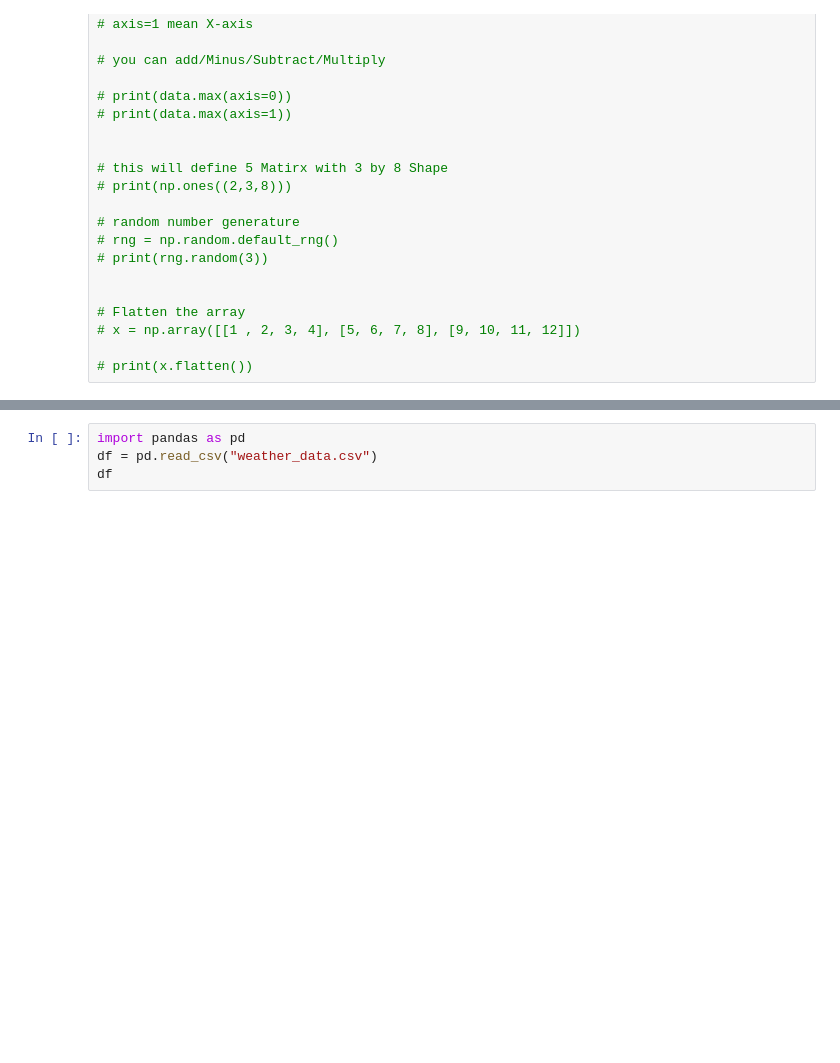
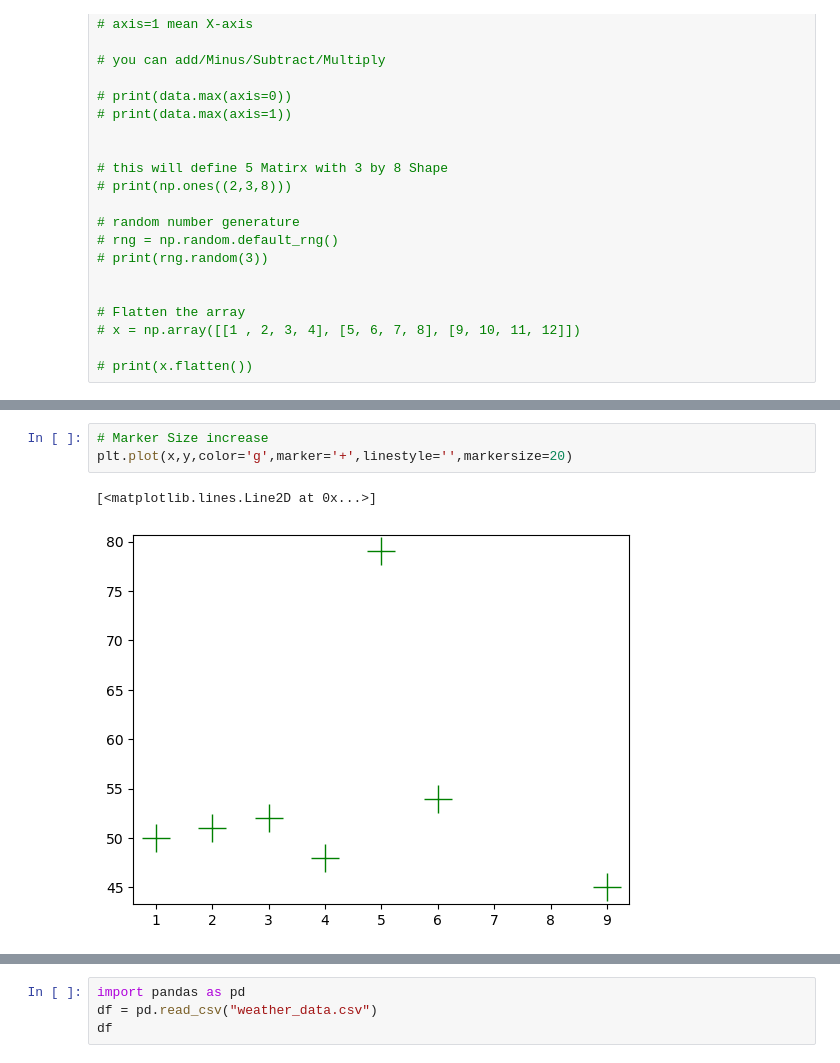
Before and after one commit to nomankhokhar/data_science_learning, a Jupyter notebook: main.ipynb, the cells around one changed output, grey strips where cells are left out. Saved outputs shown, nothing was run; the diff lists cells and outputs as text; blank space fills up the shorter version.

```diff
--- a/main.ipynb
+++ b/main.ipynb
@@ -603,0 +610,6 @@ Text(0.5, 1.0, 'Temperature')
+# %%
+# Marker Size increase
+plt.plot(x,y,color='g',marker='+',linestyle='',markersize=20)
+# %% [output]
+[<matplotlib.lines.Line2D at 0x...>]
+[figure, added]
```
Also changed, not shown: parts of 20 cells of this notebook.
